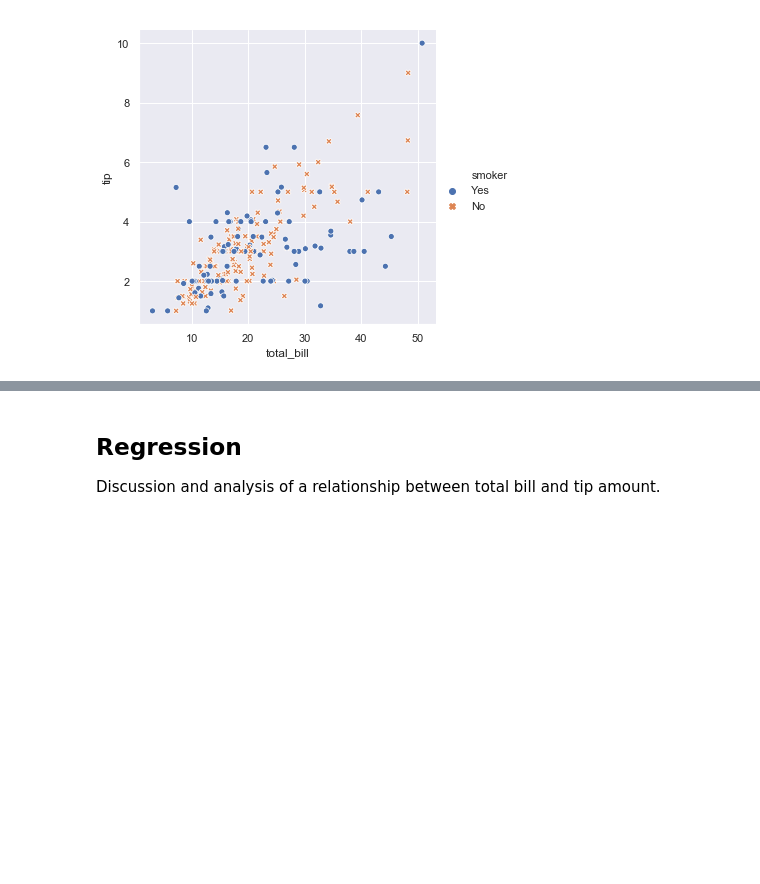
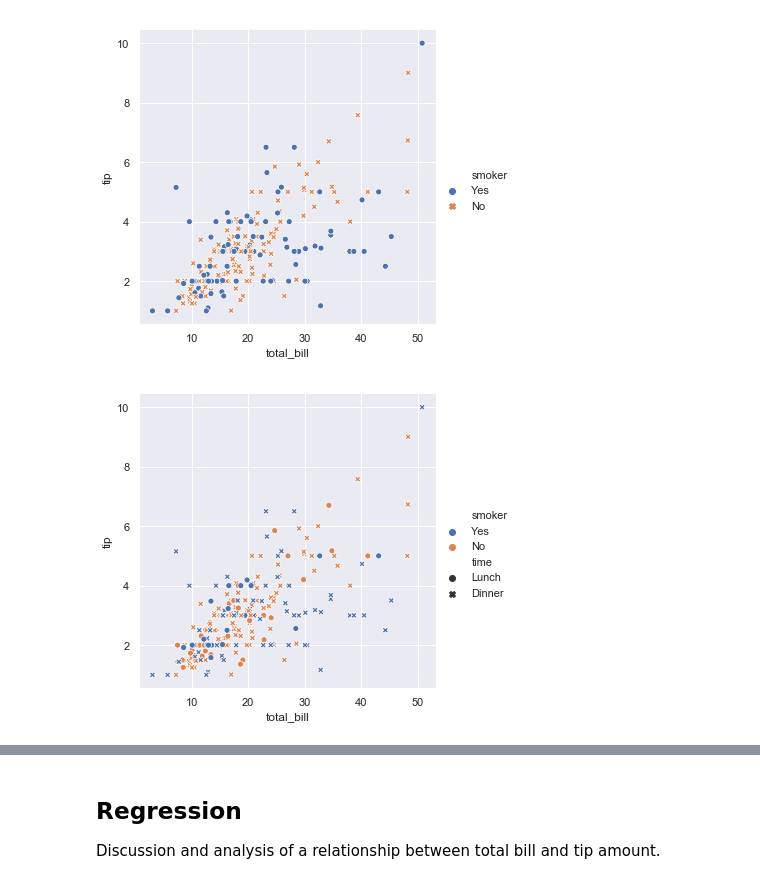
Before and after one commit to zaraquail/Tips-data-set-Fundamentals-of-Data-Analysis-Assessment-2019, a Jupyter notebook: Tips data set assignment.ipynb, the cells around one changed output, grey strips where cells are left out. Saved outputs shown, nothing was run; the diff lists cells and outputs as text; code cells hidden in the pictures; blank space fills up the shorter version.

Commit message:
Further plots added

```diff
--- a/Tips data set assignment.ipynb
+++ b/Tips data set assignment.ipynb
@@ -55,3 +55,11 @@ sns.relplot(x="total_bill", y="tip", hue="smoker", style="smoker",
             data=tips);
 # %% [output]
 [figure]
+# %%
+#To show four variables, one can change the hue and style of the points; the caveat is made that this should be considered carefully as the eye can be less sensitive to shape than colour, therefore maing the plot below less likely to be easy to give  as meanigfully representative presentation.[5]
+
+sns.relplot(x="total_bill", y="tip", hue="smoker", style="time", data=tips);
+
+# In these examples, the semantic for hue is categorical resulting in a qualitative palette for hue.[5]
+# %% [output]
+[figure, added]
```
Also changed, not shown: parts of 4 cells of this notebook.
